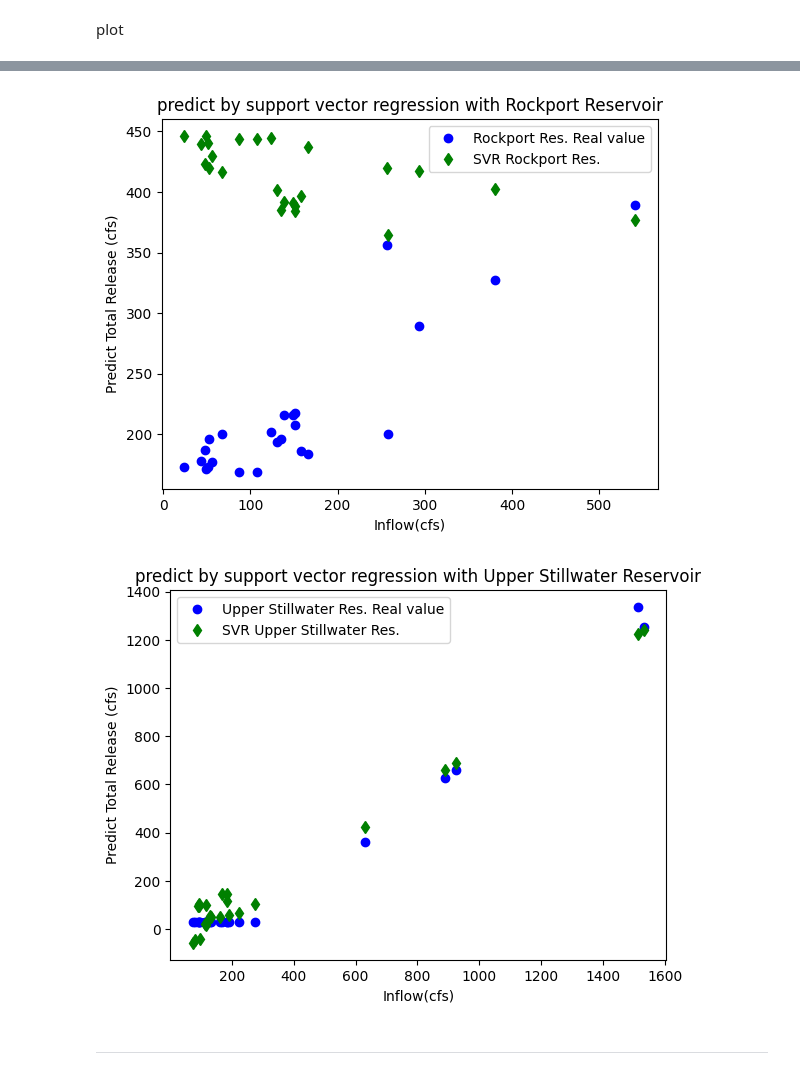
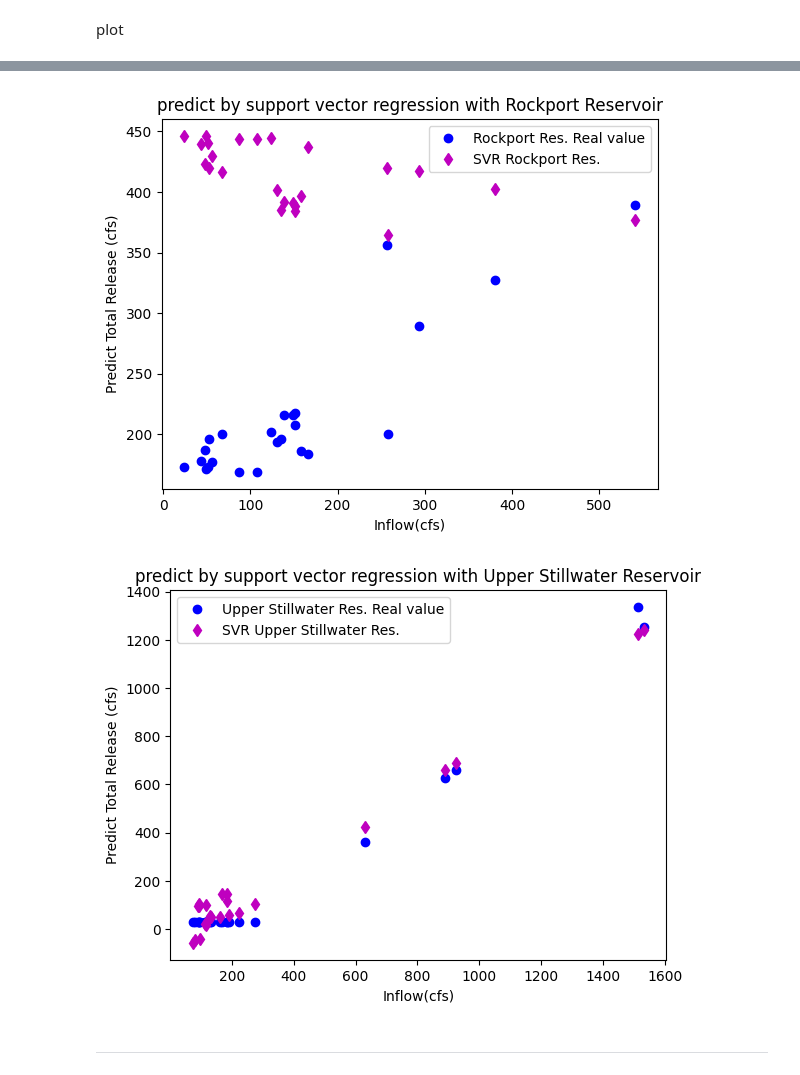
Before and after one commit to sitthatkaja/statistics, a Jupyter notebook: Testofpaper.ipynb, the cells around one changed output, grey strips where cells are left out. Saved outputs shown, nothing was run; the diff lists cells and outputs as text; code cells hidden in the pictures.

```diff
--- a/Testofpaper.ipynb
+++ b/Testofpaper.ipynb
@@ -572,21 +572,21 @@ plt.legend();
 # %%
 plt.plot(X_test4['Inflow** (cfs)'], y_test4, 'ob',label='Rockport Res. Real value')
-plt.plot(X_test4['Inflow** (cfs)'],y_pred_svr4,'dg',label='SVR Rockport Res.')
+plt.plot(X_test4['Inflow** (cfs)'],y_pred_svr4,'dm',label='SVR Rockport Res.')
 plt.xlabel("Inflow(cfs)")
 plt.ylabel("Predict Total Release (cfs)")
 plt.title('predict by support vector regression with Rockport Reservoir')
 plt.legend();
 # %% [output]
-[figure, old version]
+[figure, new version]
 # %%
 plt.plot(X_test5['Inflow** (cfs)'], y_test5, 'ob',label='Upper Stillwater Res. Real value')
-plt.plot(X_test5['Inflow** (cfs)'],y_pred_svr5,'dg',label='SVR Upper Stillwater Res.')
+plt.plot(X_test5['Inflow** (cfs)'],y_pred_svr5,'dm',label='SVR Upper Stillwater Res.')
 plt.xlabel("Inflow(cfs)")
 plt.ylabel("Predict Total Release (cfs)")
 plt.title('predict by support vector regression with Upper Stillwater Reservoir')
 plt.legend();
 # %% [output]
-[figure, old version]
+[figure, new version]
 # %% [markdown]
 ---
 # %% [markdown]
```
Also changed, not shown: parts of 25 cells of this notebook.
